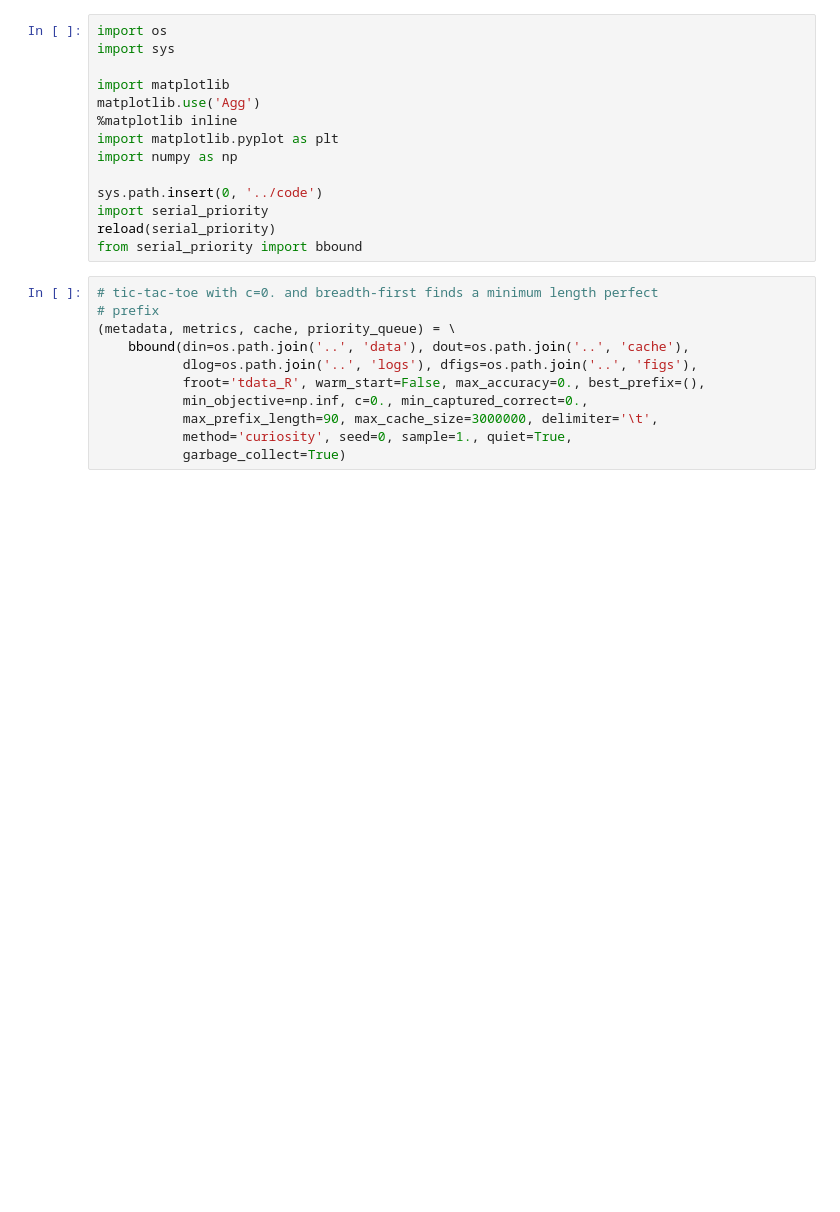
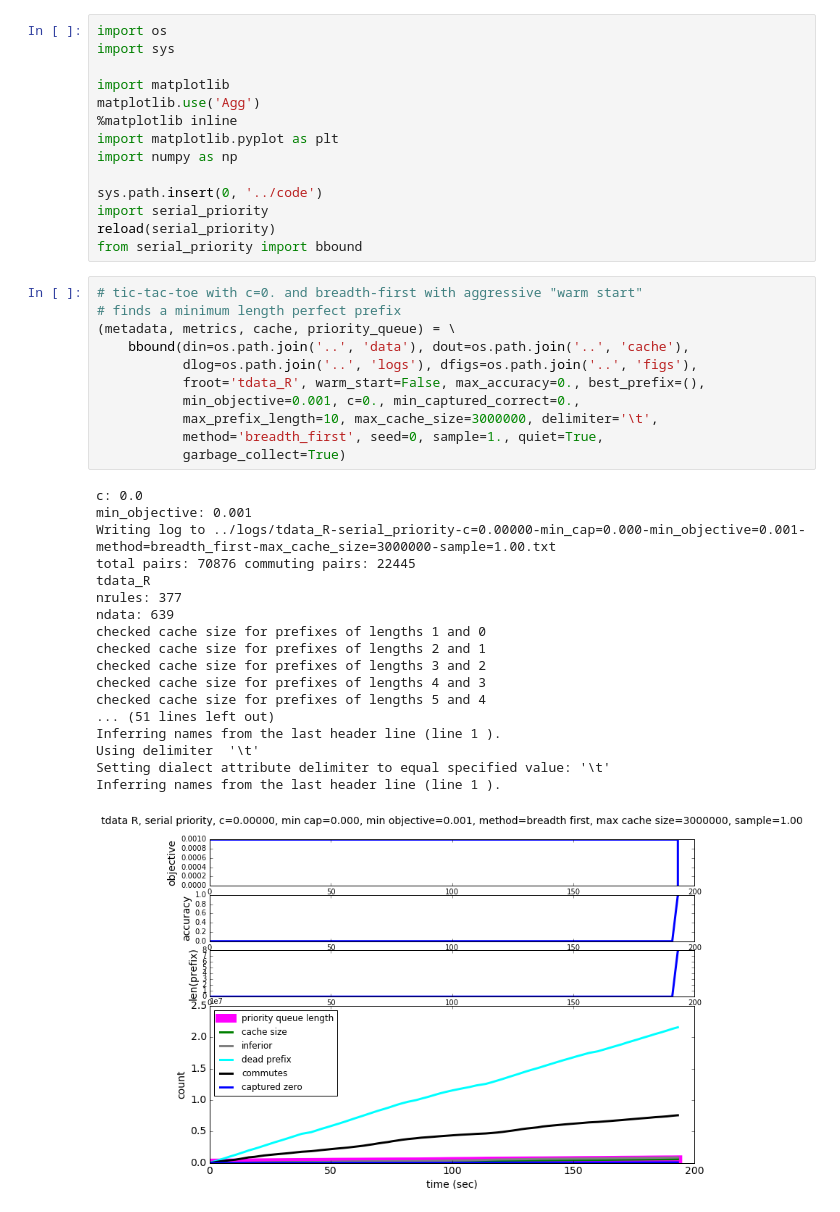
Before and after one commit to nlarusstone/corels-test, a Jupyter notebook: notebooks/tdata.ipynb, the cells around one changed output. Saved outputs shown, nothing was run; the diff lists cells and outputs as text; blank space fills up the shorter version.

```diff
--- a/notebooks/tdata.ipynb
+++ b/notebooks/tdata.ipynb
@@ -13,13 +13,32 @@ import serial_priority
 reload(serial_priority)
 from serial_priority import bbound
 # %%
-# tic-tac-toe with c=0. and breadth-first finds a minimum length perfect
-# prefix
+# tic-tac-toe with c=0. and breadth-first with aggressive "warm start"
+# finds a minimum length perfect prefix
 (metadata, metrics, cache, priority_queue) = \
     bbound(din=os.path.join('..', 'data'), dout=os.path.join('..', 'cache'),
            dlog=os.path.join('..', 'logs'), dfigs=os.path.join('..', 'figs'),
            froot='tdata_R', warm_start=False, max_accuracy=0., best_prefix=(),
-           min_objective=np.inf, c=0., min_captured_correct=0.,
-           max_prefix_length=90, max_cache_size=3000000, delimiter='\t',
-           method='curiosity', seed=0, sample=1., quiet=True,
+           min_objective=0.001, c=0., min_captured_correct=0.,
+           max_prefix_length=10, max_cache_size=3000000, delimiter='\t',
+           method='breadth_first', seed=0, sample=1., quiet=True,
            garbage_collect=True)
+# %% [output]
+c: 0.0
+min_objective: 0.001
+Writing log to ../logs/tdata_R-serial_priority-c=0.00000-min_cap=0.000-min_objective=0.001-method=breadth_first-max_cache_size=3000000-sample=1.00.txt
+total pairs: 70876 commuting pairs: 22445
+tdata_R
+nrules: 377
+ndata: 639
+checked cache size for prefixes of lengths 1 and 0
+checked cache size for prefixes of lengths 2 and 1
+checked cache size for prefixes of lengths 3 and 2
+checked cache size for prefixes of lengths 4 and 3
+checked cache size for prefixes of lengths 5 and 4
+... (51 lines left out)
+Inferring names from the last header line (line 1 ).
+Using delimiter  '\t'
+Setting dialect attribute delimiter to equal specified value: '\t'
+Inferring names from the last header line (line 1 ).
+[figure, added]
```
Also changed, not shown: parts of 3 cells of this notebook.
